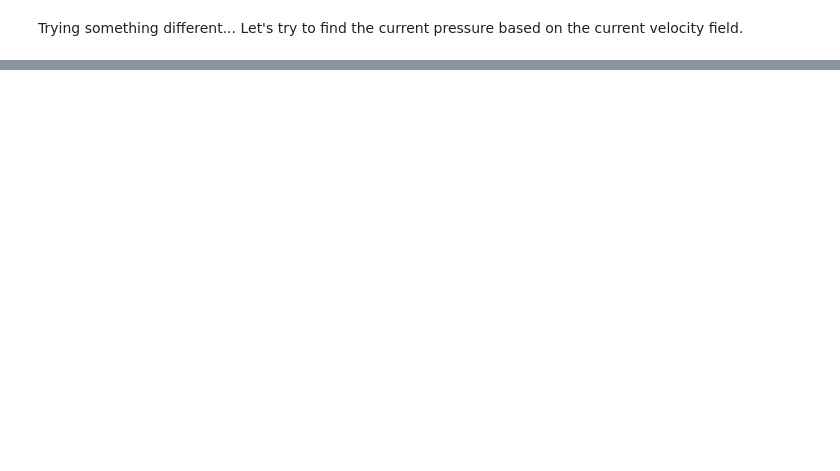
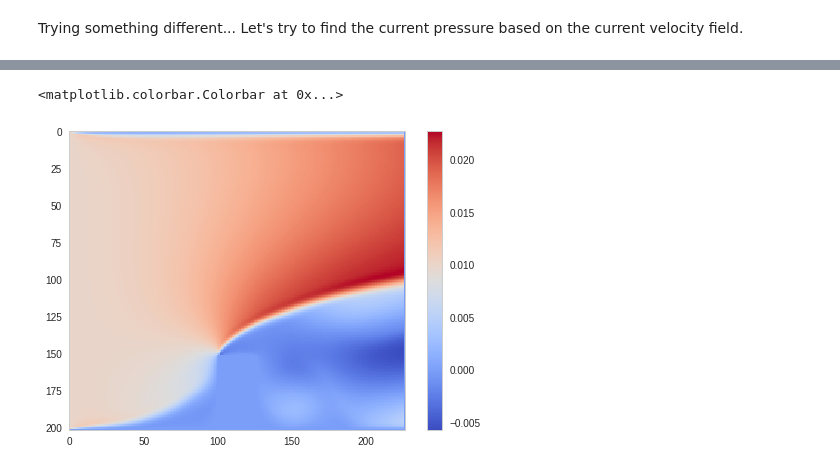
Before and after one commit to davibarreira/navierstokes-machine, a Jupyter notebook: NavierStokes-Machine.ipynb, the cells around one changed output, grey strips where cells are left out. Saved outputs shown, nothing was run; the diff lists cells and outputs as text; code cells hidden in the pictures; blank space fills up the shorter version.

```diff
--- a/NavierStokes-Machine.ipynb
+++ b/NavierStokes-Machine.ipynb
@@ -230,0 +297,11 @@ Now, let's try to find the velocity field from the current pressure field.
+# %%
+file_list = []
+file_list.append(pd.read_table('meshcoord.txt',sep="\s+"))
+file_list.append(pd.read_table('716/pressure.txt'))
+file_list.append(pd.read_csv('716/velocity.txt',sep="\s+"))
+df = pd.DataFrame()
+df = pd.concat(file_list,axis=1)
+df = df.drop(['vz','v','ccz'],axis=1)
+plt.figure(figsize=(15,10))
+plt.scatter(df.ccx,df.ccy,c=df.pressure,s=20.,cmap='coolwarm')
+plt.colorbar()
@@ -230,0 +311,28 @@ Now, let's try to find the velocity field from the current pressure field.
+# %%
+vx,ccx,ccy = np.histogram2d(df.ccx,df.ccy,weights=df.vx,bins=(225,200))
+vy,ccx,ccy = np.histogram2d(df.ccx,df.ccy,weights=df.vy,bins=(225,200))
+p,ccx,ccy = np.histogram2d(df.ccx,df.ccy,weights=df.pressure,bins=(225,200))
+_,ccx,ccy = np.histogram2d(df.ccx,df.ccy,weights=df.vx,bins=(224,199))
+o = np.zeros((225,200))
+xg, yg = np.meshgrid(np.arange(100,125,1),np.arange(0,50,1))
+for i in np.arange(100,125,1):
+    for j in np.arange(0,50,1):
+        o[i,j] = 1
+VY = np.vstack((np.zeros(200),vy,np.zeros(200)))
+VY = np.hstack((np.zeros((227,1)),VY,np.zeros((227,1))))
+VX = np.vstack((np.zeros(200),vx,np.zeros(200)))
+VX = np.hstack((np.zeros((227,1)),VX,np.zeros((227,1))))
+P = np.vstack((np.zeros(200),p,np.zeros(200)))
+P = np.hstack((np.zeros((227,1)),P,np.zeros((227,1))))
+O = np.vstack((np.ones(200)+5,o,np.ones(200)+2))
+O = np.hstack((np.ones((227,1)),O,np.ones((227,1))))
+VX = VX.T[::-1]
+VY = VY.T[::-1]
+P  = P.T[::-1]
+O  = O.T[::-1]
+
+plt.imshow(VX,cmap='coolwarm')
+plt.colorbar()
+# %% [output]
+<matplotlib.colorbar.Colorbar at 0x...>
+[figure, added]
```
Also changed, not shown: parts of 26 cells of this notebook, 18 other files.
